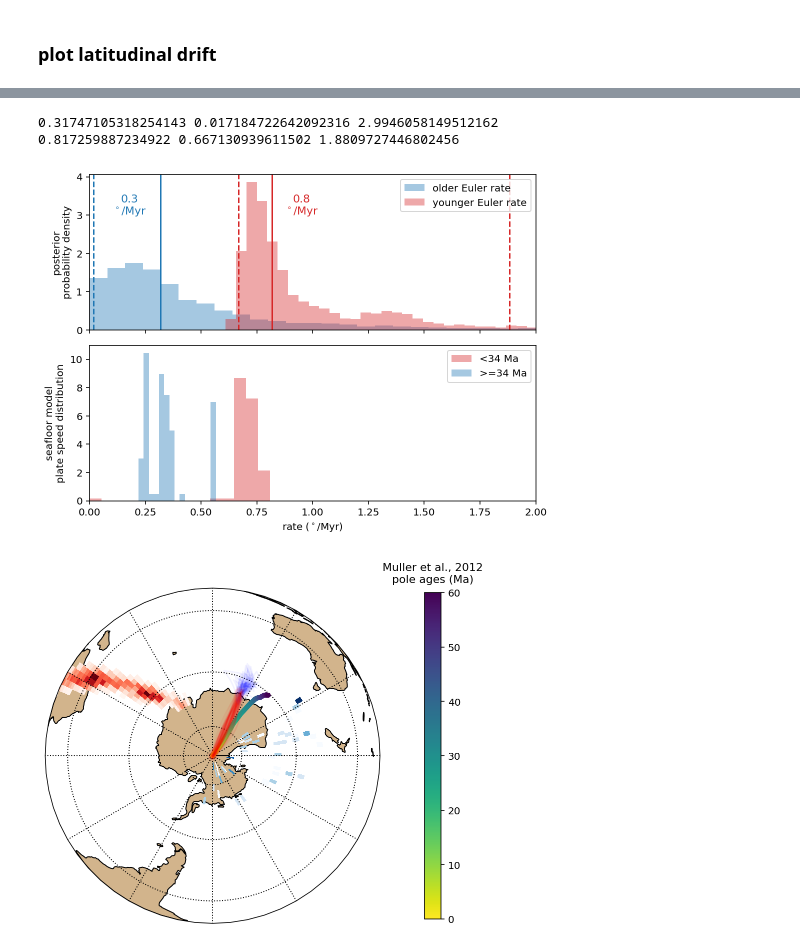
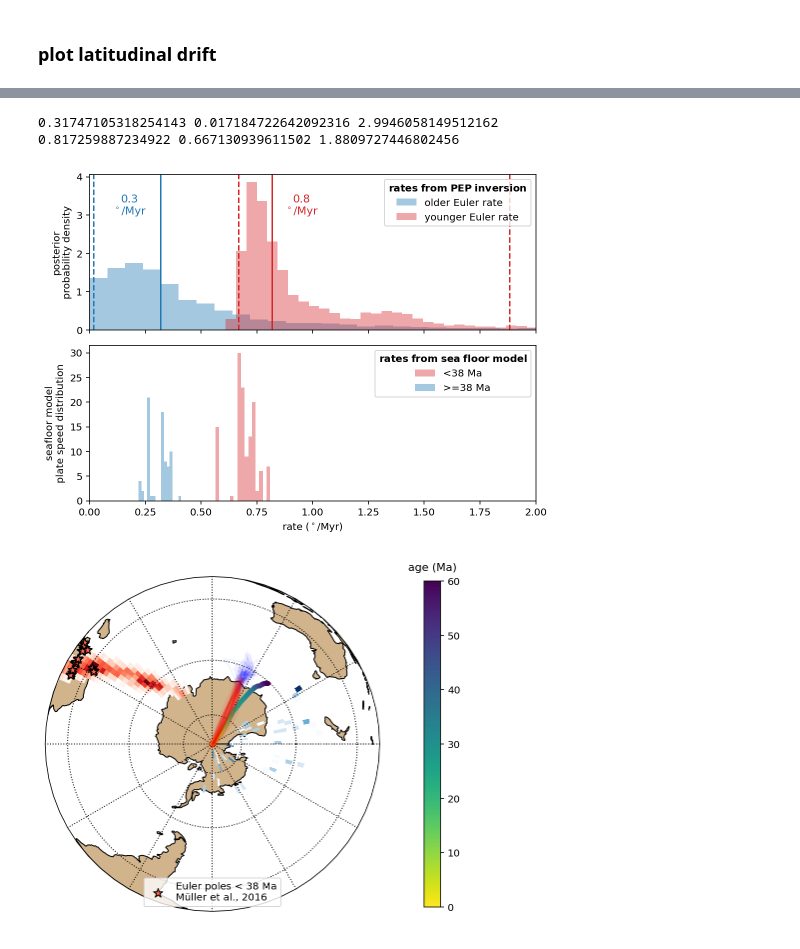
Before and after one commit to Swanson-Hysell-Group/Bayesian_PEP_inversion, a Jupyter notebook: PEP_Australia.ipynb, the cells around one changed output, grey strips where cells are left out. Cells and saved outputs as stored; diff of their text form; code cells hidden in the pictures.

Commit message:
update legends for Aus plots

```diff
--- a/PEP_Australia.ipynb
+++ b/PEP_Australia.ipynb
@@ -127,7 +128,9 @@ Muller_rate = [pmag.angle([Muller_path[:,1][i], Muller_path[:,2][i]], [Muller_pa
                for i in range(len(Muller_path)-1)]
 # %%
 Muller_df = pd.DataFrame(Muller_path, columns = ['age','pole_lon', 'pole_lat', 'Euler_rate', 'Euler_lon', 'Euler_lat'])
-Muller_rate_young = Muller_df[Muller_df['age'] < 34]
-Muller_rate_old = Muller_df[Muller_df['age'] >= 34]
-Muller_df
+Muller_df = Muller_df[Muller_df['age'] > 0]
+Muller_df.reset_index(inplace=True)
+Muller_rate_young = Muller_df[Muller_df['age'] < 38]
+Muller_rate_old = Muller_df[Muller_df['age'] >= 38]
+Muller_df.head()
 # %% [output]
@@ -298,7 +290,7 @@ def plot_poles_2e( trace, lon_lats, A95s, ages, central_lon = 30., central_lat =
     switchpoint_median_1 = np.median(trace['switchpoint'])
     print(switchpoint_median_1, switchpoint_min_1, switchpoint_max_1)
 
-    sns.distplot(trace['switchpoint'],kde=False, hist_kws={'density':1}, bins=40, color = 'C1', label='inverted switchpoint ages')
+    sns.distplot(trace['switchpoint'],kde=False, hist_kws={'density':1}, bins=40, color = 'C1', label='changepoint between\n older and younger Euler')
 
     ax1.set_ylabel('Pole latitude ($^\circ$)')
 
@@ -372,14 +364,14 @@ ax3.text(0.18, 3., str(round(median_1,1))+ '\n$^\circ$/Myr', horizontalalignment
 ax3.text(0.95, 3., str(round(median_2,1))+ '\n$^\circ$/Myr', horizontalalignment = 'center' ,color = 'C3', fontdict={'fontsize':11})
 
 ax3.set_ylabel('posterior\nprobability density')
-ax3.legend(loc='upper right')
+ax3.legend(title="$\\bf{rates\;from\;PEP\;inversion}$",loc='upper right')
 
-sns.distplot(np.abs(Muller_rate_young['Euler_rate']),kde=False, bins=15, norm_hist=1, color = 'C3', ax=ax4, label='<34 Ma')
-sns.distplot(np.abs(Muller_rate_old['Euler_rate']),kde=False, bins=15, norm_hist=1, color = 'C0', ax=ax4, label='>=34 Ma')
+sns.distplot(np.abs(Muller_rate_young['Euler_rate']),kde=False, bins=15, color = 'C3', ax=ax4, label='<38 Ma')
+sns.distplot(np.abs(Muller_rate_old['Euler_rate']),kde=False, bins=15, color = 'C0', ax=ax4, label='>=38 Ma')
 
 ax4.set_xlabel('rate ($^\circ$/Myr)')
 ax4.set_ylabel('seafloor model\nplate speed distribution')
-ax4.legend()
+ax4.legend(title="$\\bf{rates\;from\;sea\;floor\;model}$")
 # ax3.xlabel('rate ($^\circ$/Myr)')
 
 plt.xlim(0,2.)
@@ -387,7 +379,7 @@ plt.savefig('code_output/aus_full_rate.png',dpi=600,bbox_inches='tight')
 # %% [output]
 0.31747105318254143 0.017184722642092316 2.9946058149512162
 0.817259887234922 0.667130939611502 1.8809727446802456
-[figure, old version]
+[figure, new version]
 # %%
 trace = trace_2e_saved
 num_paths_to_plot = 100
@@ -430,35 +422,42 @@ ax = ipmag.make_orthographic_map(central_lon, central_lat, add_land=1, grid_line
 
 plot_poles_colorbar(ax,Muller_path[:,1],
                           Muller_path[:,2],
                           np.zeros(len(Muller_path)),
                           Muller_path[:,0],
                           0,60,colormap='viridis_r',
                           markersize=15,marker='o', fill_alpha = .3, colorbar=1, edgecolor=None,
-                    colorbar_label='Muller et al., 2012\npole ages (Ma)')
+                    colorbar_label='age (Ma)')
 
 plot_distributions(ax, euler_1_directions[:,0], euler_1_directions[:,1], resolution=75,cmap = 'Blues')
 plot_distributions(ax, euler_2_directions[:,0]+180, -euler_2_directions[:,1], resolution=75, cmap = 'Reds')
 
 age_list = np.linspace(ages[0], ages[-1], path_resolution)
 pathlons = np.empty_like(age_list)
 pathlats = np.empty_like(age_list)
 
 for start, e1, r1, e2, r2, switch, start_age \
              in zip(start_directions[::interval],
                     euler_1_directions[::interval], rates_1[::interval],
                     euler_2_directions[::interval], rates_2[::interval],
                     switchpoints[::interval], start_ages[::interval]):
     for i,a in enumerate(age_list):
         lon_lat = pole_position( start, e1, r1, e2, r2, switch, start_age, a)
         pathlons[i] = 180+lon_lat[0]
         pathlats[i] = -lon_lat[1]
 
     ax.plot(pathlons[int(switch):],pathlats[int(switch):],color='r', transform=ccrs.Geodetic(), alpha=0.05,zorder=1000)
     ax.plot(pathlons[:int(switch)],pathlats[:int(switch)],color='b', transform=ccrs.Geodetic(), alpha=0.05,zorder=1000)
 
+ipmag.plot_poles(ax,Muller_rate_young['Euler_lon'].tolist(),
+                 [-i for i in Muller_rate_young['Euler_lat'].tolist()],
+                 np.zeros(Muller_rate_young.shape[0]),
+                 markersize=90, marker='*', edgecolor='k', color = 'tomato',
+                 label='Euler poles < 38 Ma\nMüller et al., 2016')
+
+plt.legend(loc=8)
 plt.savefig('code_output/aus_2_Euler_inversion.png', dpi=600, bbox_inches='tight')
 # %% [output]
-[figure, old version]
+[figure, new version]
 # %%
 from mpl_toolkits.axes_grid1 import ImageGrid
 import matplotlib.image as mpimg
```
Also changed, not shown: parts of 5 cells of this notebook.
